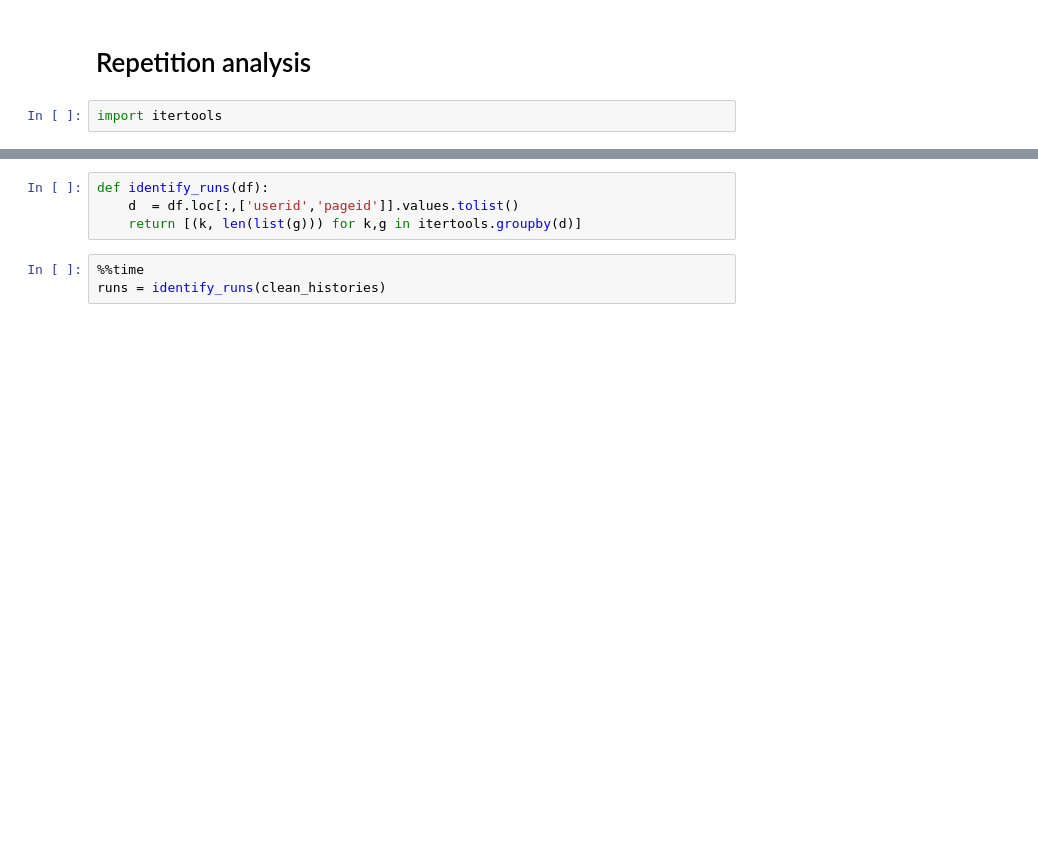
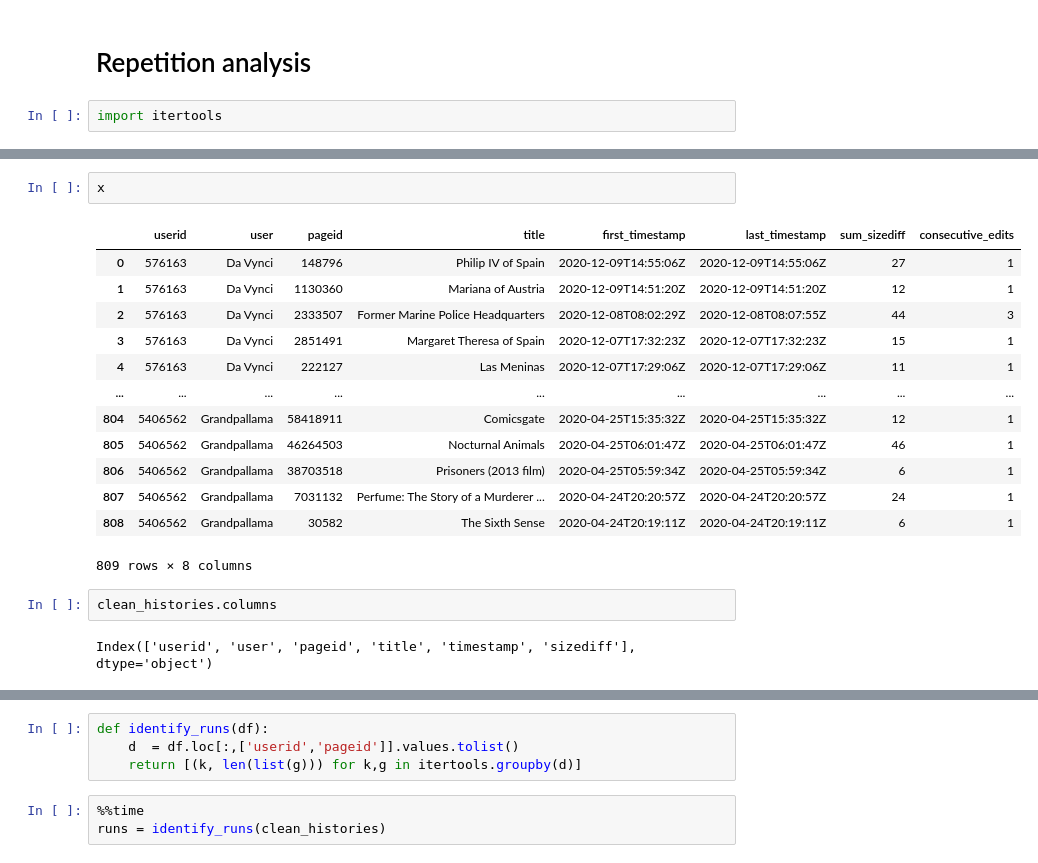
Before and after one commit to drsaunders/wikirecs, a Jupyter notebook: WikiRecs-notebook.ipynb, the cells around one changed output, grey strips where cells are left out. Drawn from its saved outputs; the diff is of its cells as text; blank space fills up the shorter version.

```diff
--- a/WikiRecs.ipynb
+++ b/WikiRecs-notebook.ipynb
@@ -1584,0 +1544,20 @@ import itertools
+# %%
+x
+# %% [output]
+|  | userid | user | pageid | title | first_timestamp | last_timestamp | sum_sizediff | consecutive_edits |
+| 0 | 576163 | Da Vynci | 148796 | Philip IV of Spain | 2020-12-09T14:55:06Z | 2020-12-09T14:55:06Z | 27 | 1 |
+| 1 | 576163 | Da Vynci | 1130360 | Mariana of Austria | 2020-12-09T14:51:20Z | 2020-12-09T14:51:20Z | 12 | 1 |
+| 2 | 576163 | Da Vynci | 2333507 | Former Marine Police Headquarters | 2020-12-08T08:02:29Z | 2020-12-08T08:07:55Z | 44 | 3 |
+| 3 | 576163 | Da Vynci | 2851491 | Margaret Theresa of Spain | 2020-12-07T17:32:23Z | 2020-12-07T17:32:23Z | 15 | 1 |
+| 4 | 576163 | Da Vynci | 222127 | Las Meninas | 2020-12-07T17:29:06Z | 2020-12-07T17:29:06Z | 11 | 1 |
+| ... | ... | ... | ... | ... | ... | ... | ... | ... |
+| 804 | 5406562 | Grandpallama | 58418911 | Comicsgate | 2020-04-25T15:35:32Z | 2020-04-25T15:35:32Z | 12 | 1 |
+| 805 | 5406562 | Grandpallama | 46264503 | Nocturnal Animals | 2020-04-25T06:01:47Z | 2020-04-25T06:01:47Z | 46 | 1 |
+| 806 | 5406562 | Grandpallama | 38703518 | Prisoners (2013 film) | 2020-04-25T05:59:34Z | 2020-04-25T05:59:34Z | 6 | 1 |
+| 807 | 5406562 | Grandpallama | 7031132 | Perfume: The Story of a Murderer ... | 2020-04-24T20:20:57Z | 2020-04-24T20:20:57Z | 24 | 1 |
+| 808 | 5406562 | Grandpallama | 30582 | The Sixth Sense | 2020-04-24T20:19:11Z | 2020-04-24T20:19:11Z | 6 | 1 |
+809 rows × 8 columns
+# %%
+clean_histories.columns
+# %% [output]
+Index(['userid', 'user', 'pageid', 'title', 'timestamp', 'sizediff'], dtype='object')
```
Also changed, not shown: parts of 70 cells of this notebook, 2 other files.
